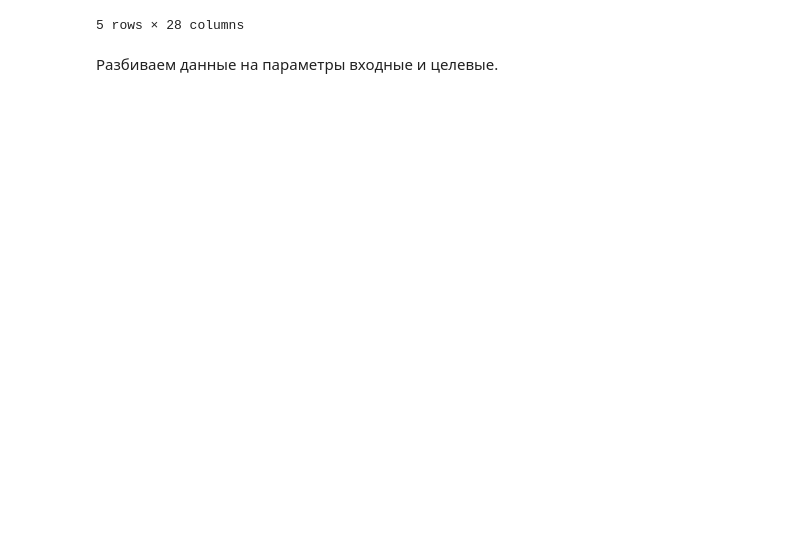
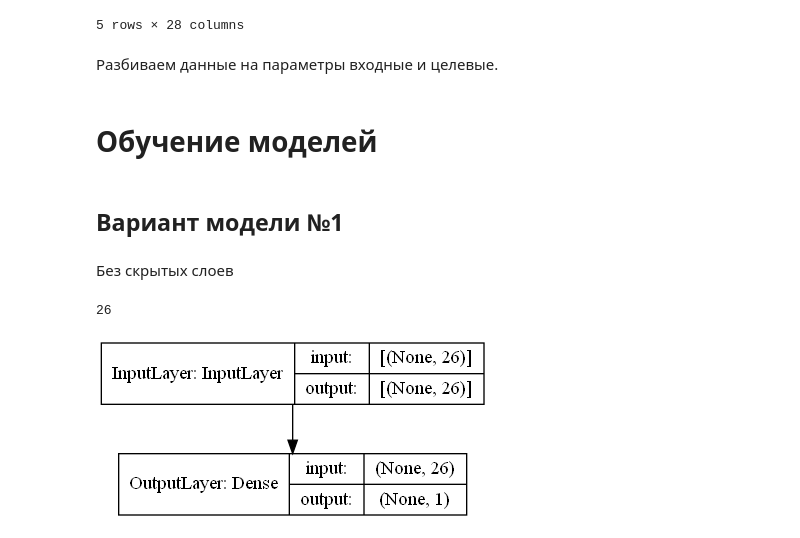
Before and after one commit to Powerfall/machine_learning, a Jupyter notebook: notebooks/7_nn.ipynb, the cells around one changed output. Drawn from its saved outputs; the diff is of its cells as text; code cells hidden in the pictures; blank space fills up the shorter version.

```diff
--- a/notebooks/7_nn.ipynb
+++ b/notebooks/7_nn.ipynb
@@ -56,3 +56,21 @@ scaler.fit(X_train)
 
 X_train = scaler.transform(X_train)
 X_test = scaler.transform(X_test)
+# %% [markdown]
+# Обучение моделей
+# %% [markdown]
+## Вариант модели №1
+# %% [markdown]
+Без скрытых слоев
+# %%
+X.shape[1]
+# %% [output]
+26
+# %%
+model_1 = Sequential()
+model_1.add(Input(X.shape[1], name='InputLayer'))
+model_1.add(Dense(1, activation='sigmoid', name='OutputLayer'))
+# %%
+plot_model(model_1, show_shapes=True, to_file='../keras/model_1.png', show_layer_names=True)
+# %% [output]
+[figure, added]
```
Also changed, not shown: parts of 24 cells of this notebook, 4 other files.
